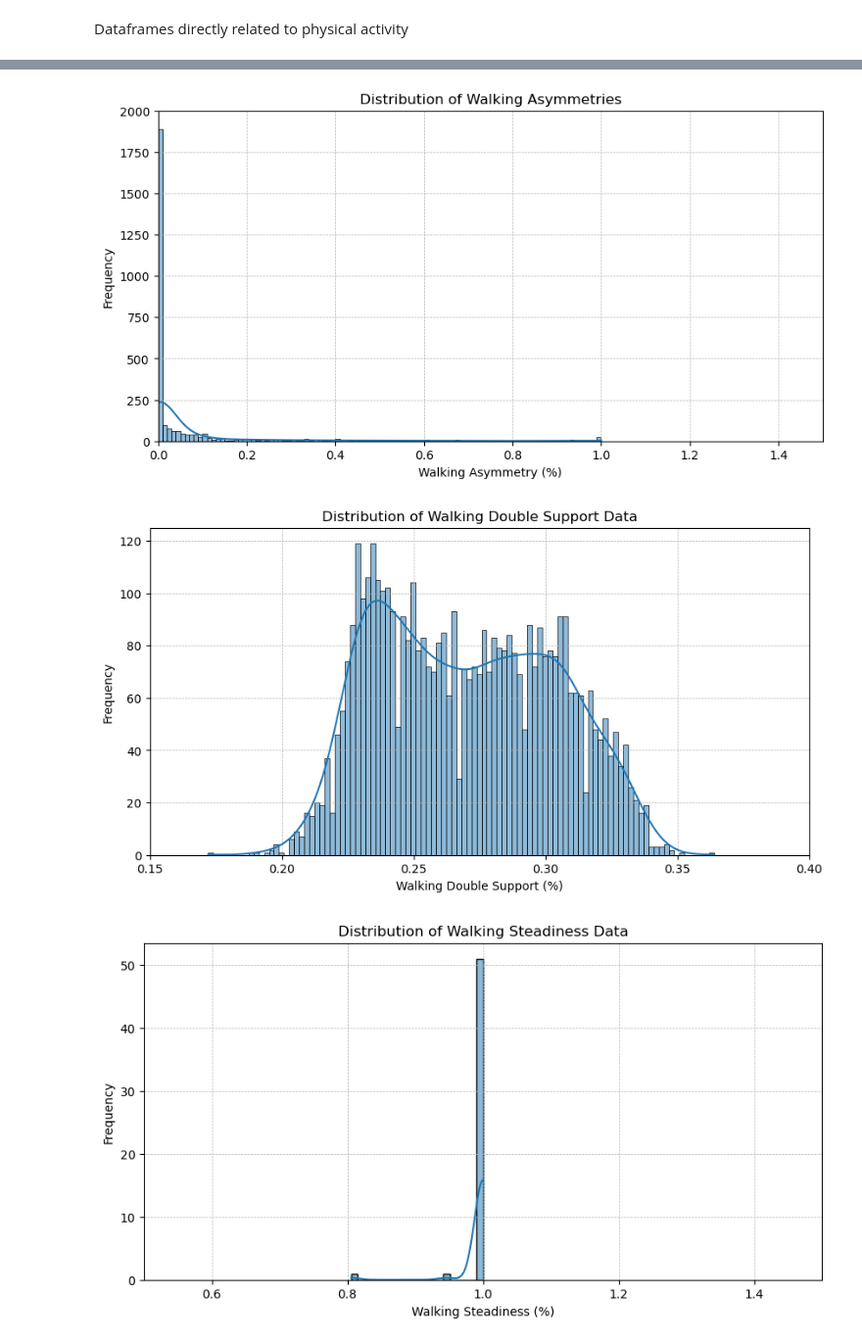
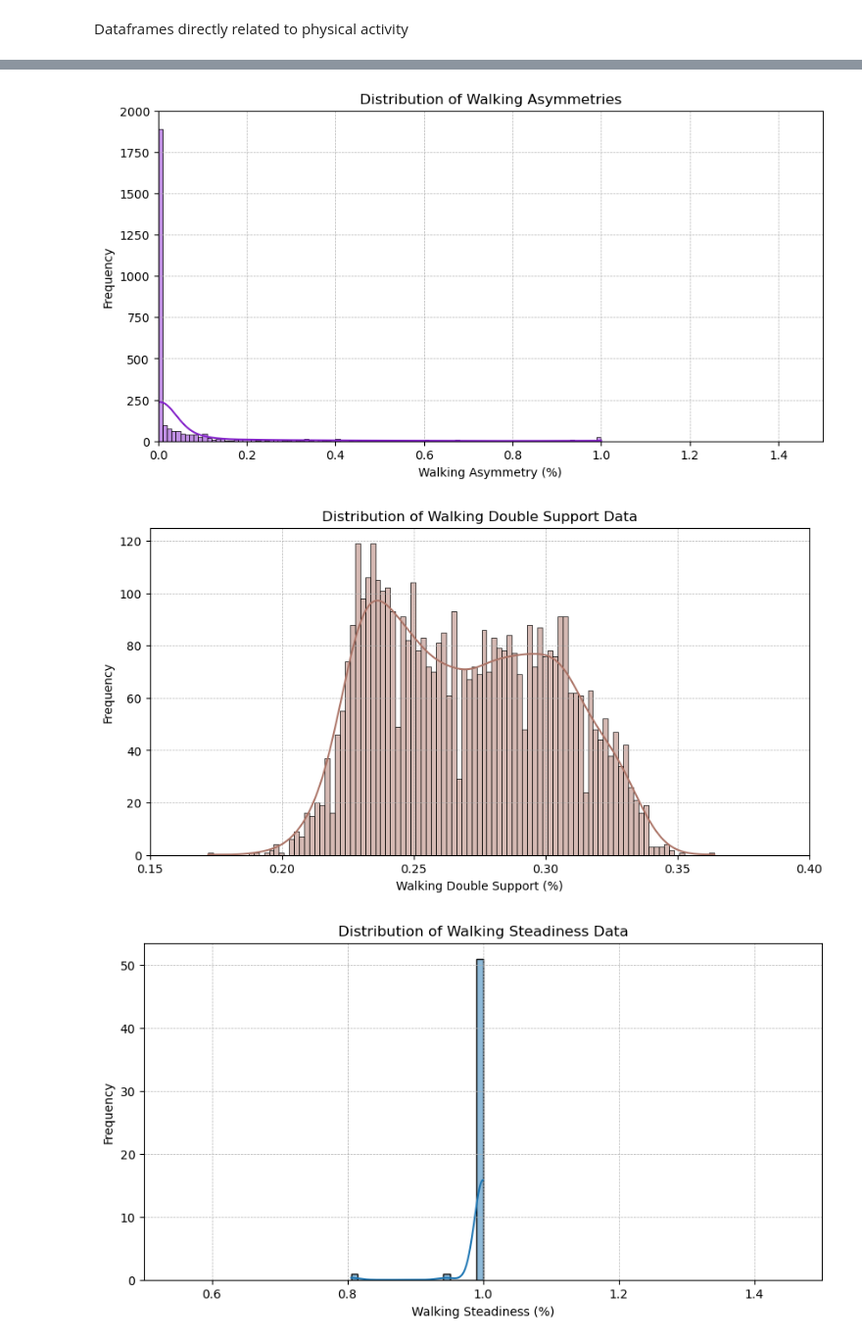
Before and after one commit to OnurOrman/CS-210---Project, a Jupyter notebook: project.ipynb, the cells around one changed output, grey strips where cells are left out. Shown at 98% size. Drawn from its saved outputs; the diff is of its cells as text; code cells hidden in the pictures.

```diff
--- a/project.ipynb
+++ b/project.ipynb
@@ -596,6 +596,6 @@ plt.show()
 # %%
 plt.figure(figsize=(10, 5))
-sns.histplot(my_walking_asymmetry["value"], kde = True, bins = 100)
+sns.histplot(my_walking_asymmetry["value"], kde = True, bins = 100, color = "#8320c9")
 plt.title('Distribution of Walking Asymmetries')
 plt.xlim(0, 1.5)
 plt.ylim(0, 2000)
@@ -604,18 +604,18 @@ plt.ylabel('Frequency')
 plt.grid(True, which='both', linestyle='--', linewidth=0.5)
 plt.show()
 # %% [output]
-[figure, old version]
+[figure, new version]
 # %%
 plt.figure(figsize=(10, 5))
-sns.histplot(my_walking_double_support["value"], kde = True, bins = 100)
+sns.histplot(my_walking_double_support["value"], kde = True, bins = 100, color = "#ac7568")
 plt.title('Distribution of Walking Double Support Data')
 plt.xlim(0.15, 0.4)
 plt.xlabel('Walking Double Support (' + my_walking_double_support["unit"][0] + ")")
 plt.ylabel('Frequency')
 plt.grid(True, which='both', linestyle='--', linewidth=0.5)
 plt.show()
 # %% [output]
-[figure, old version]
+[figure, new version]
 # %%
 plt.figure(figsize=(10, 5))
 sns.histplot(my_walking_steady["value"], kde = True, bins = 20)
```
Also changed, not shown: parts of 17 cells of this notebook.
